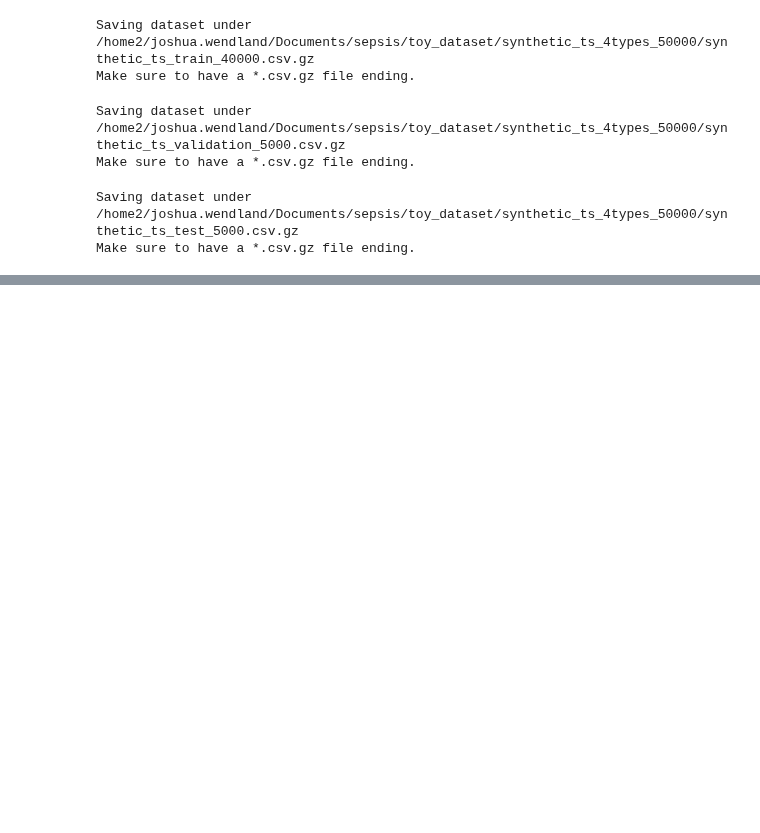
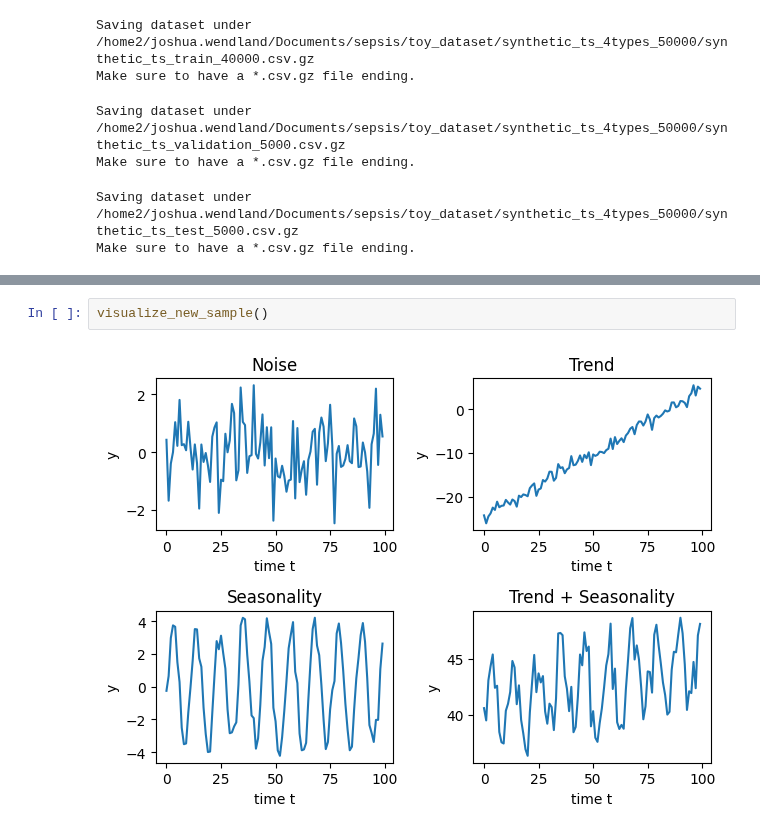
Before and after one commit to joshuawe/sepsis, a Jupyter notebook: toy_dataset/create_synthetic_time_series.ipynb, the cells around one changed output, grey strips where cells are left out. Drawn from its saved outputs; the diff is of its cells as text; blank space fills up the shorter version.

Commit message:
add visualize_new_sample() outside of Notebook

```diff
--- a/toy_dataset/create_synthetic_time_series.ipynb
+++ b/toy_dataset/create_synthetic_time_series.ipynb
@@ -311,0 +233,4 @@ plt.tight_layout()
+# %%
+visualize_new_sample()
+# %% [output]
+[figure, added]
```
Also changed, not shown: parts of 9 cells of this notebook, 1 other file.
